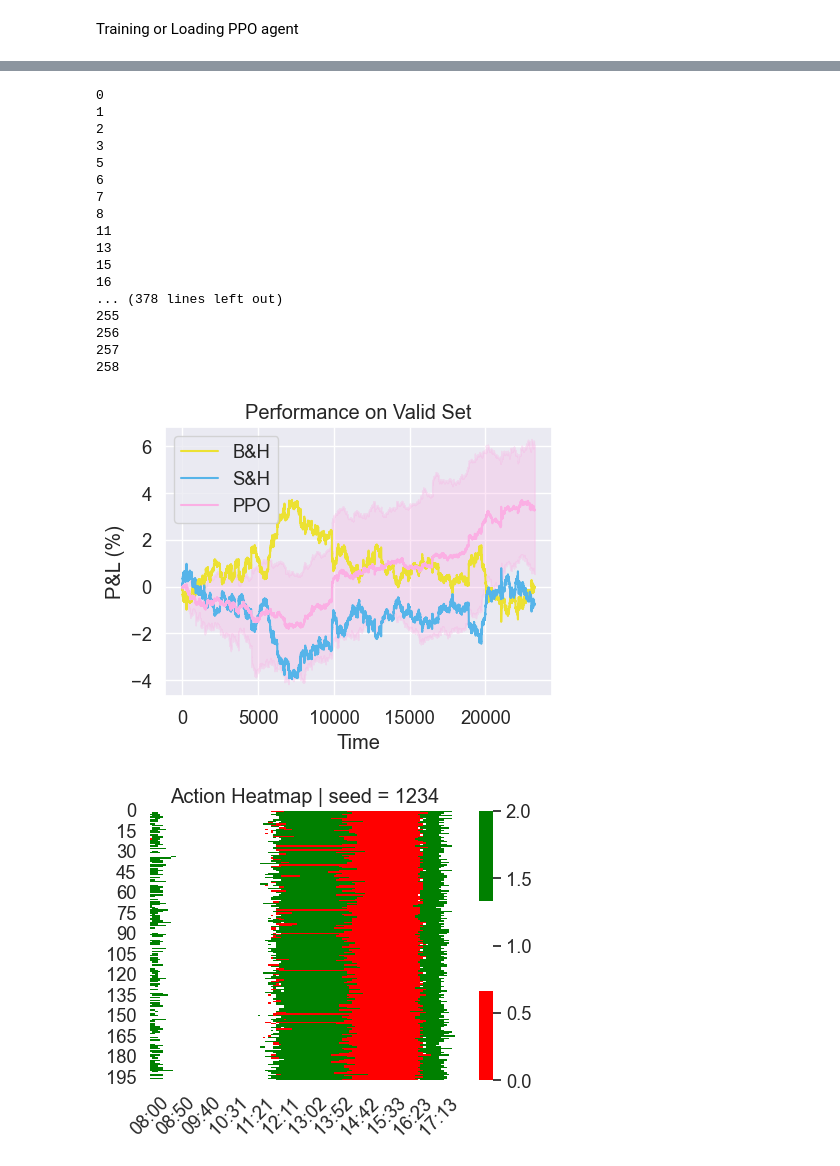
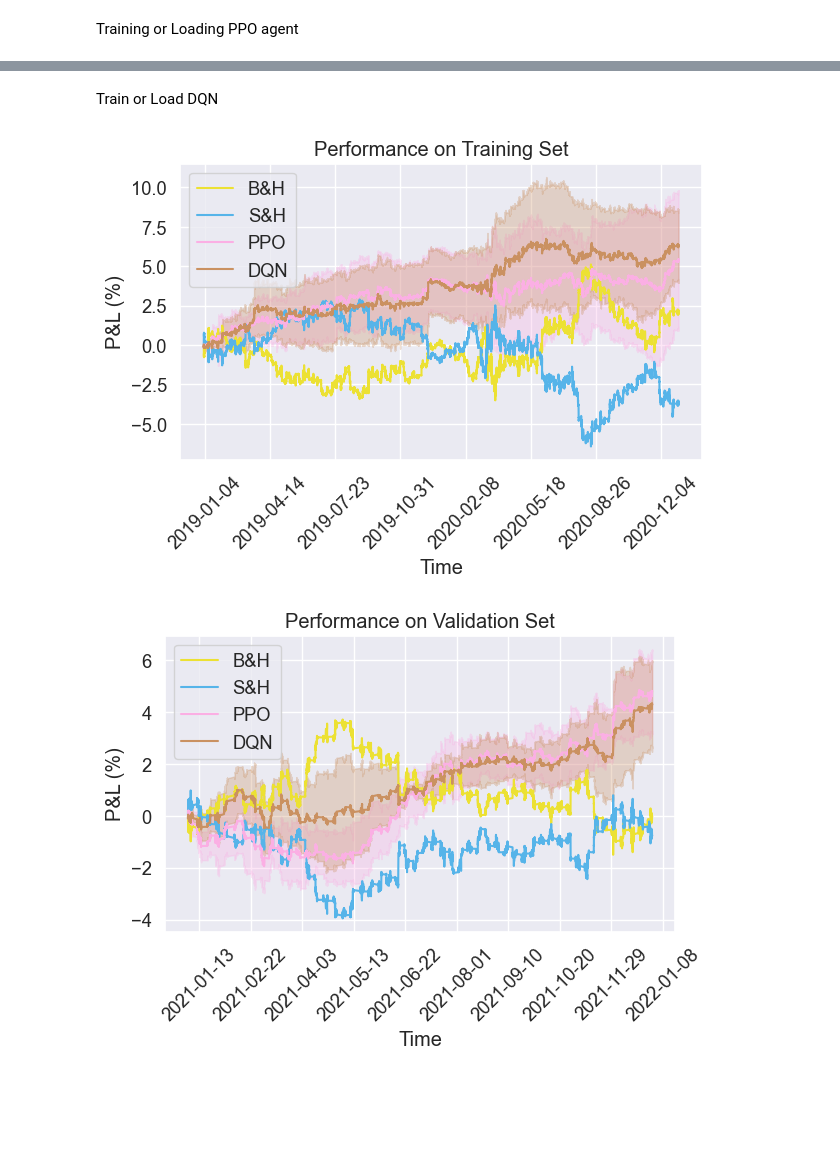
Before and after one commit to Daveonwave/gym4ReaL, a Jupyter notebook: examples/trading/benchmarks.ipynb, the cells around one changed output, grey strips where cells are left out. Drawn from its saved outputs; the diff is of its cells as text; code cells hidden in the pictures; blank space fills up the shorter version.

```diff
--- a/examples/trading/benchmarks.ipynb
+++ b/examples/trading/benchmarks.ipynb
@@ -31,7 +32,7 @@ args = {
         'n_steps':  118*6,
         'ent_coeff': 0.,
         'save_model_as': 'ppo_sr_10_eps',
-        'seeds': [1234, 5678, 91011]
+        'seeds': [32517, 84029, 10473, 67288, 91352, 47605]
     }
 # %%
 params_train = parameter_generator(world_options='gym4real/envs/trading/world_train.yaml')
@@ -43,9 +41,9 @@ env_snh = gym.make(id="gym4real/TradingEnv-v0", **{'settings':params_train})
 # %% [markdown]
 Training or Loading PPO agent
 # %%
-train = False
+train_ppo = False
 
-if train is True: #Train PPO
+if train_ppo is True: #Train PPO
     for seed in args['seeds']:
         print("######## PPO is running... ########")
 
@@ -91,8 +89,8 @@ else:
     train_env = make_vec_env("gym4real/TradingEnv-v0",  n_envs=args['n_envs'], env_kwargs={'settings':params_train} )
     eval_env = gym.make("gym4real/TradingEnv-v0", **{'settings':params_validation, 'scaler':train_env.env_method('get_scaler')[0]})
 #Load Best PPO models
-models = []
+models_ppo = []
 for seed in args['seeds']:
     model_folder = "./gym4real/algorithms/trading/logs/{}/models/".format(args['exp_name'] + f"_seed_{seed}")
     model = PPO.load(os.path.join(model_folder, "eval", "best_model"))
-    models.append(model)
+    models_ppo.append(model)
@@ -123,0 +97,24 @@ evaluate_agent_with_baselines(models, params_train, None, None, 'Train', args['s
+# %% [markdown]
+Train or Load DQN
+# %%
+args = {
+        'exp_name': 'trading/dqn',
+        'n_episodes': 10,
+        'n_envs': 6,
+        'policy_kwargs': dict(
+            net_arch=[512, 512]
+        ),
+        'verbose': False,
+        'gamma': 0.90,
+        'learning_rate': 0.0001,
+        'log_rate': 10,
+        'batch_size': 64,
+        'buffer_size': 1000000,
+        'learning_starts': 100,
+        'exploration_fraction': 0.2,
+        'exploration_final_eps': 0.05,
+        'tau': 1.0,
+        'train_freq': 4,
+        'save_model_as': 'dqn_trading_10eps',
+        'seeds': [32517, 84029, 10473, 67288, 91352, 47605]
+    }
@@ -124,22 +176,14 @@ evaluate_agent_with_baselines(models, params_train, None, None, 'Train', args['s
+# %%
+models = {
+    "PPO": models_ppo,
+    "DQN": models_dqn
+}
+# %%
+params_train['sequential'] = True
+evaluate_multiple_agents_with_baselines(models, params_train, None, 'Training')
+# %% [output]
+[figure, added]
 # %%
-evaluate_agent_with_baselines(models, params_validation, None, train_env.env_method("get_scaler")[0], 'Valid', args['seeds'], agent_name='PPO', show = True,)
+evaluate_multiple_agents_with_baselines(models, params_validation, train_env.env_method("get_scaler")[0], 'Validation')
 # %% [output]
-0
-1
-2
-3
-5
-6
-7
-8
-11
-13
-15
-16
-... (378 lines left out)
-255
-256
-257
-258
-[figure, old version]
+[figure, new version]
-[figure, removed]
```
Also changed, not shown: parts of 6 cells of this notebook, 6 other files.
